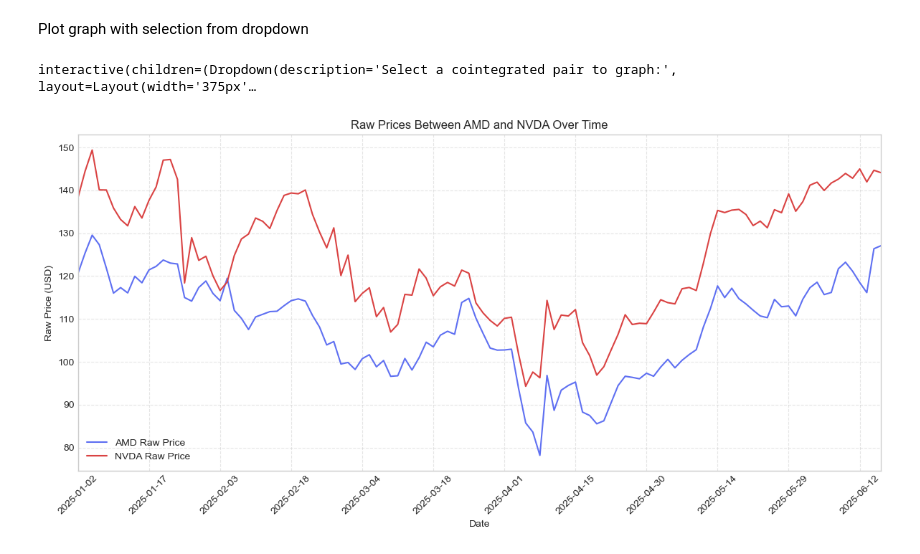
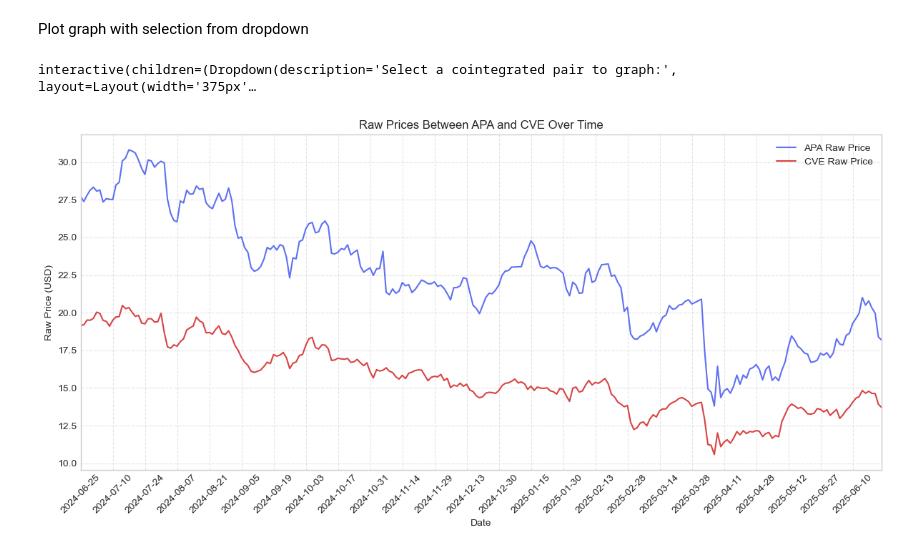
Before and after one commit to sicn4rf/pairs_trading_project, a Jupyter notebook: src/visualization/raw_ot.ipynb, the cells around one changed output. Cells and saved outputs as stored; diff of their text form; code cells hidden in the pictures.

```diff
--- a/src/visualization/raw_ot.ipynb
+++ b/src/visualization/raw_ot.ipynb
@@ -17,7 +17,9 @@ csv_folder_path = '../../data/processed/successes/'
 Create a list of all the csv files from success directory
 # %%
 csv_files = []
-for a_csv in os.listdir(csv_folder_path):
+list = os.listdir(csv_folder_path)
+list.sort()
+for a_csv in list:
     if a_csv.endswith('.csv'):
         csv_files.append(a_csv)
 # %% [markdown]
@@ -67,7 +69,7 @@ dropdown_choice = Dropdown(options=csv_files, description='Select a cointegrated
 Plot graph with selection from dropdown
 # %%
 interact(create_graph, filename=dropdown_choice)
-create_graph("AMD_NVDA.csv")
+create_graph("APA_CVE.csv")
 # %% [output]
 interactive(children=(Dropdown(description='Select a cointegrated pair to graph:', layout=Layout(width='375px'…
-[figure, old version]
+[figure, new version]
```
Also changed, not shown: 2 other files.
